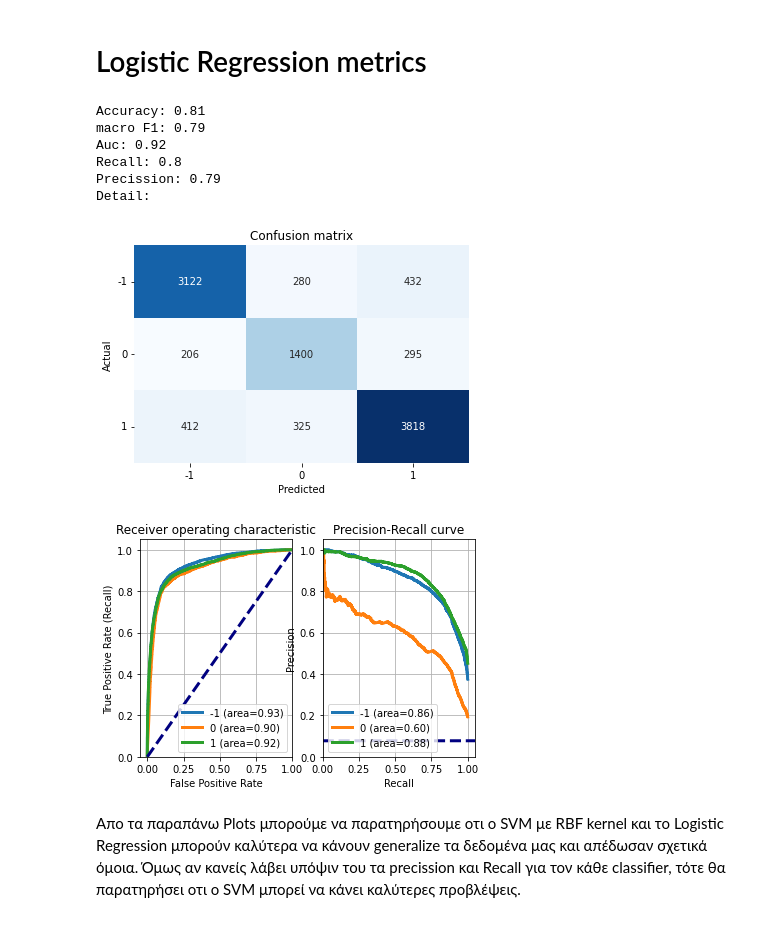
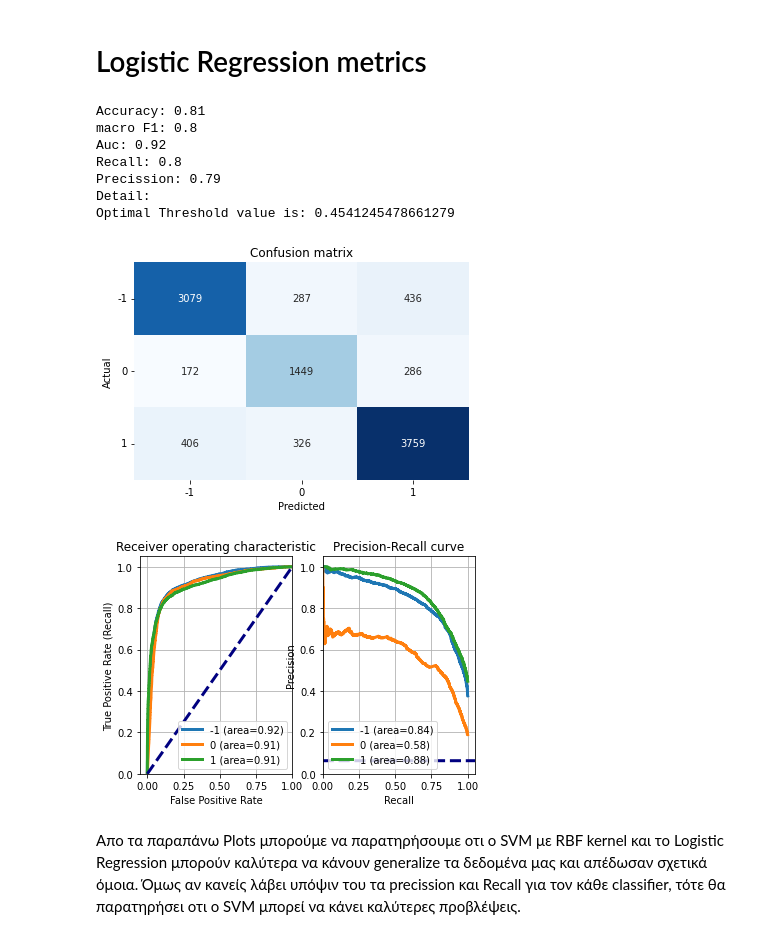
Before and after one commit to icsd13152/Sentiment_Analysis_Covid19, a Jupyter notebook: SentimentAnalysis.ipynb, the cells around one changed output. Drawn from its saved outputs; the diff is of its cells as text; code cells hidden in the pictures.

```diff
--- a/SentimentAnalysis.ipynb
+++ b/SentimentAnalysis.ipynb
@@ -287,6 +287,10 @@ for line in list(data['OriginalTweet']):
 data["OriginalTweet"]=data["OriginalTweet"].replace("  ", " ", regex=True)
 data["OriginalTweet"]=data["OriginalTweet"].replace(" +", " ", regex=True)
 data['OriginalTweet']  = data['OriginalTweet'].str.strip()
+
+data.drop_duplicates(subset ="OriginalTweet",
+                         keep = 'last', inplace = True)
+data.reset_index(drop=True, inplace=True)
 print(Counter(all_words).most_common(10))
 Y = data["Sentiment"]
 print(data.head(5))
@@ -755,35 +771,40 @@ for i in range(len(classes)):
                )
 ax[0].plot([0,1], [0,1], color='navy', lw=3, linestyle='--')
 ax[0].set(xlim=[-0.05,1.0], ylim=[0.0,1.05],
           xlabel='False Positive Rate',
           ylabel="True Positive Rate (Recall)",
           title="Receiver operating characteristic")
 ax[0].legend(loc="lower right")
 ax[0].grid(True)
 
+optimal_idxLR = np.argmax(tpr - fpr)
+optimal_thresholdLR = thresholds[optimal_idxLR]
+print("Optimal Threshold value is:", optimal_thresholdLR)
+
 ## Plot precision-recall curve
 for i in range(len(classes)):
     precision, recall, thresholds = metrics.precision_recall_curve(
         y_test_array[:,i], predicted_prob2[:,i])
     ax[1].plot(recall, precision, lw=3,
                label='{0} (area={1:0.2f})'.format(classes[i],
                                                   metrics.auc(recall, precision))
                )
 ax[1].plot(thresholds, color='navy', lw=3, linestyle='--')
 ax[1].set(xlim=[0.0,1.05], ylim=[0.0,1.05], xlabel='Recall',
           ylabel="Precision", title="Precision-Recall curve")
 ax[1].legend(loc="best")
 ax[1].grid(True)
 plt.show()
 # %% [output]
 Accuracy: 0.81
-macro F1: 0.79
+macro F1: 0.8
 Auc: 0.92
 Recall: 0.8
 Precission: 0.79
 Detail:
+Optimal Threshold value is: 0.4541245478661279
 [figure]
-[figure, old version]
+[figure, new version]
 # %% [markdown]
 Απο τα παραπάνω Plots μπορούμε να παρατηρήσουμε οτι ο SVM με RBF kernel και το Logistic Regression μπορούν καλύτερα να κάνουν generalize τα δεδομένα μας και απέδωσαν σχετικά όμοια. Όμως αν κανείς λάβει υπόψιν του τα precission και Recall για τον κάθε classifier, τότε θα παρατηρήσει οτι ο SVM μπορεί να κάνει καλύτερες προβλέψεις.
 # %% [markdown]
```
Also changed, not shown: parts of 13 cells of this notebook, 5 other files.
